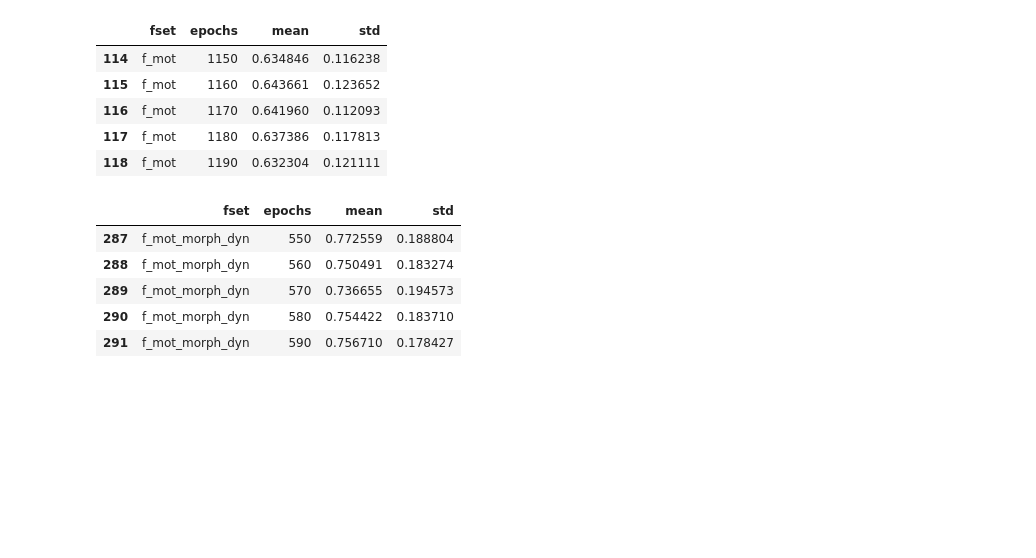
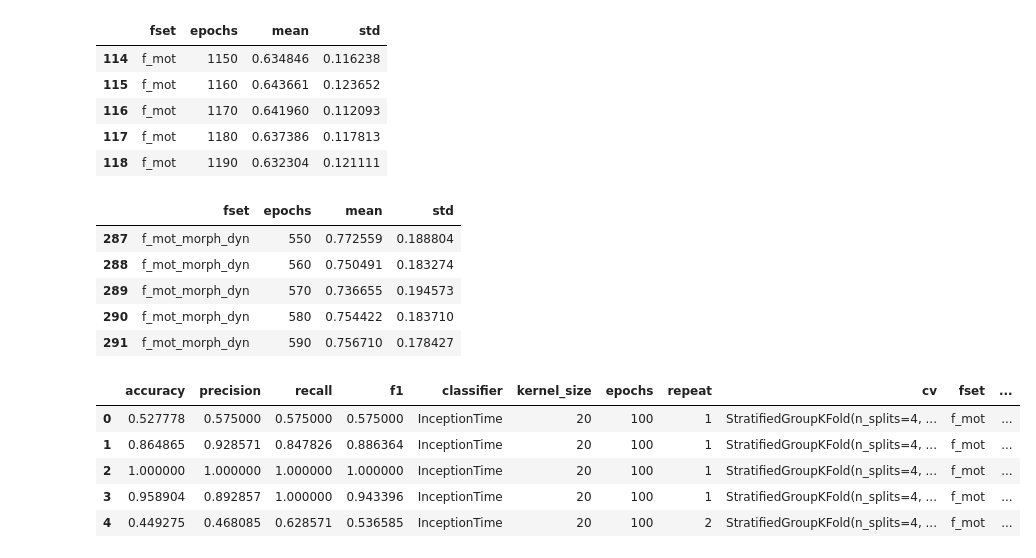
Before and after one commit to redchuk/n_track_ML, a Jupyter notebook: notebooks/plot_epoch_loop_outputs.ipynb, the cells around one changed output. Drawn from its saved outputs; the diff is of its cells as text; code cells hidden in the pictures; blank space fills up the shorter version.

```diff
--- a/notebooks/plot_epoch_loop_outputs.ipynb
+++ b/notebooks/plot_epoch_loop_outputs.ipynb
@@ -2,19 +2,16 @@
 import pandas as pd
 from pathlib import Path
 
-output_dirs = ['/proj/hajaalin/Projects/n_track_ML/output/cross-validation/le_k15_f1', \
-               '/proj/hajaalin/Projects/n_track_ML/output/cross-validation/le_k15_f2', \
-               '/proj/hajaalin/Projects/n_track_ML/output/cross-validation/le_k15_f3']
+def read_output_files(dirs):
+    files = []
+    for d in dirs:
+        files.extend(Path(d).glob('*/*.csv'))
 
-files = []
-for d in output_dirs:
-    files.extend(Path(d).glob('*/*.csv'))
+    scores_all = []
 
-scores_all = []
+    for f in files:
+        df = pd.read_csv(f)
+        df['dir'] = str(Path(f).parent)
+        scores_all.append(df)
 
-for f in files:
-    df = pd.read_csv(f)
-    df['dir'] = str(Path(f).parent)
-    scores_all.append(df)
-
-scores_all = pd.concat(scores_all)
+    return pd.concat(scores_all)
@@ -84,3 +90,13 @@ grp[grp['fset']=='f_mot_morph_dyn'].tail()
 | 289 | f_mot_morph_dyn | 570 | 0.736655 | 0.194573 |
 | 290 | f_mot_morph_dyn | 580 | 0.754422 | 0.183710 |
 | 291 | f_mot_morph_dyn | 590 | 0.756710 | 0.178427 |
+# %%
+dfn = read_output_files(output_dirs_norm)
+dfn.head()
+# %% [output]
+|  | accuracy | precision | recall | f1 | classifier | kernel_size | epochs | repeat | cv | fset | ... |
+| 0 | 0.527778 | 0.575000 | 0.575000 | 0.575000 | InceptionTime | 20 | 100 | 1 | StratifiedGroupKFold(n_splits=4, ... | f_mot | ... |
+| 1 | 0.864865 | 0.928571 | 0.847826 | 0.886364 | InceptionTime | 20 | 100 | 1 | StratifiedGroupKFold(n_splits=4, ... | f_mot | ... |
+| 2 | 1.000000 | 1.000000 | 1.000000 | 1.000000 | InceptionTime | 20 | 100 | 1 | StratifiedGroupKFold(n_splits=4, ... | f_mot | ... |
+| 3 | 0.958904 | 0.892857 | 1.000000 | 0.943396 | InceptionTime | 20 | 100 | 1 | StratifiedGroupKFold(n_splits=4, ... | f_mot | ... |
+| 4 | 0.449275 | 0.468085 | 0.628571 | 0.536585 | InceptionTime | 20 | 100 | 2 | StratifiedGroupKFold(n_splits=4, ... | f_mot | ... |
```
Also changed, not shown: parts of 5 cells of this notebook.
